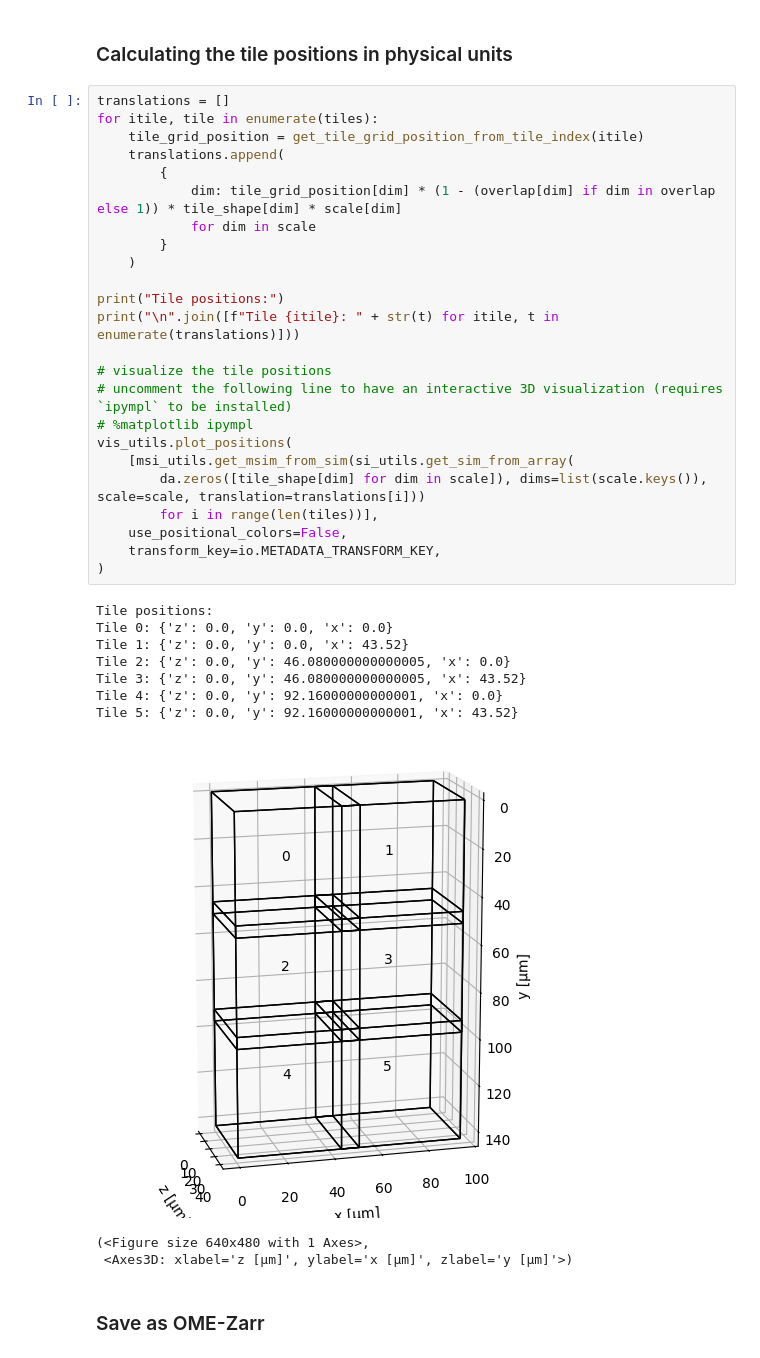
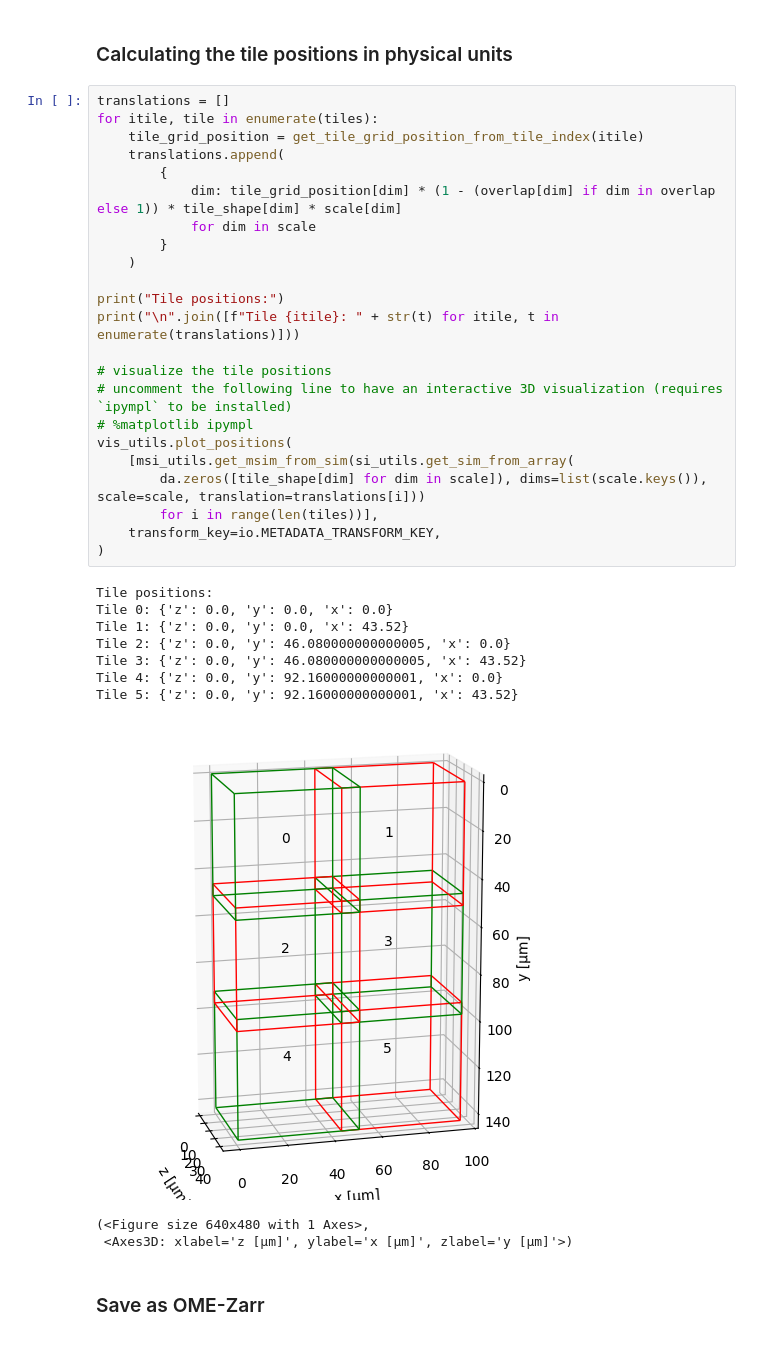
Before and after one commit to multiview-stitcher/multiview-stitcher, a Jupyter notebook: notebooks/stitching_bigstitcher_grid_3d_ome_zarr.ipynb, the cells around one changed output. Cells and saved outputs as stored; diff of their text form.

```diff
--- a/notebooks/stitching_bigstitcher_grid_3d_ome_zarr.ipynb
+++ b/notebooks/stitching_bigstitcher_grid_3d_ome_zarr.ipynb
@@ -200,35 +200,34 @@ Tile shape:  {'z': 86, 'y': 512, 'x': 512}
 translations = []
 for itile, tile in enumerate(tiles):
     tile_grid_position = get_tile_grid_position_from_tile_index(itile)
     translations.append(
         {
             dim: tile_grid_position[dim] * (1 - (overlap[dim] if dim in overlap else 1)) * tile_shape[dim] * scale[dim]
             for dim in scale
         }
     )
 
 print("Tile positions:")
 print("\n".join([f"Tile {itile}: " + str(t) for itile, t in enumerate(translations)]))
 
 # visualize the tile positions
 # uncomment the following line to have an interactive 3D visualization (requires `ipympl` to be installed)
 # %matplotlib ipympl
 vis_utils.plot_positions(
     [msi_utils.get_msim_from_sim(si_utils.get_sim_from_array(
         da.zeros([tile_shape[dim] for dim in scale]), dims=list(scale.keys()), scale=scale, translation=translations[i]))
         for i in range(len(tiles))],
-    use_positional_colors=False,
     transform_key=io.METADATA_TRANSFORM_KEY,
 )
 # %% [output]
 Tile positions:
 Tile 0: {'z': 0.0, 'y': 0.0, 'x': 0.0}
 Tile 1: {'z': 0.0, 'y': 0.0, 'x': 43.52}
 Tile 2: {'z': 0.0, 'y': 46.080000000000005, 'x': 0.0}
 Tile 3: {'z': 0.0, 'y': 46.080000000000005, 'x': 43.52}
 Tile 4: {'z': 0.0, 'y': 92.16000000000001, 'x': 0.0}
 Tile 5: {'z': 0.0, 'y': 92.16000000000001, 'x': 43.52}
-[figure, old version]
+[figure, new version]
 (<Figure size 640x480 with 1 Axes>,
  <Axes3D: xlabel='z [μm]', ylabel='x [μm]', zlabel='y [μm]'>)
 # %% [markdown]
```
Also changed, not shown: parts of 7 cells of this notebook.
